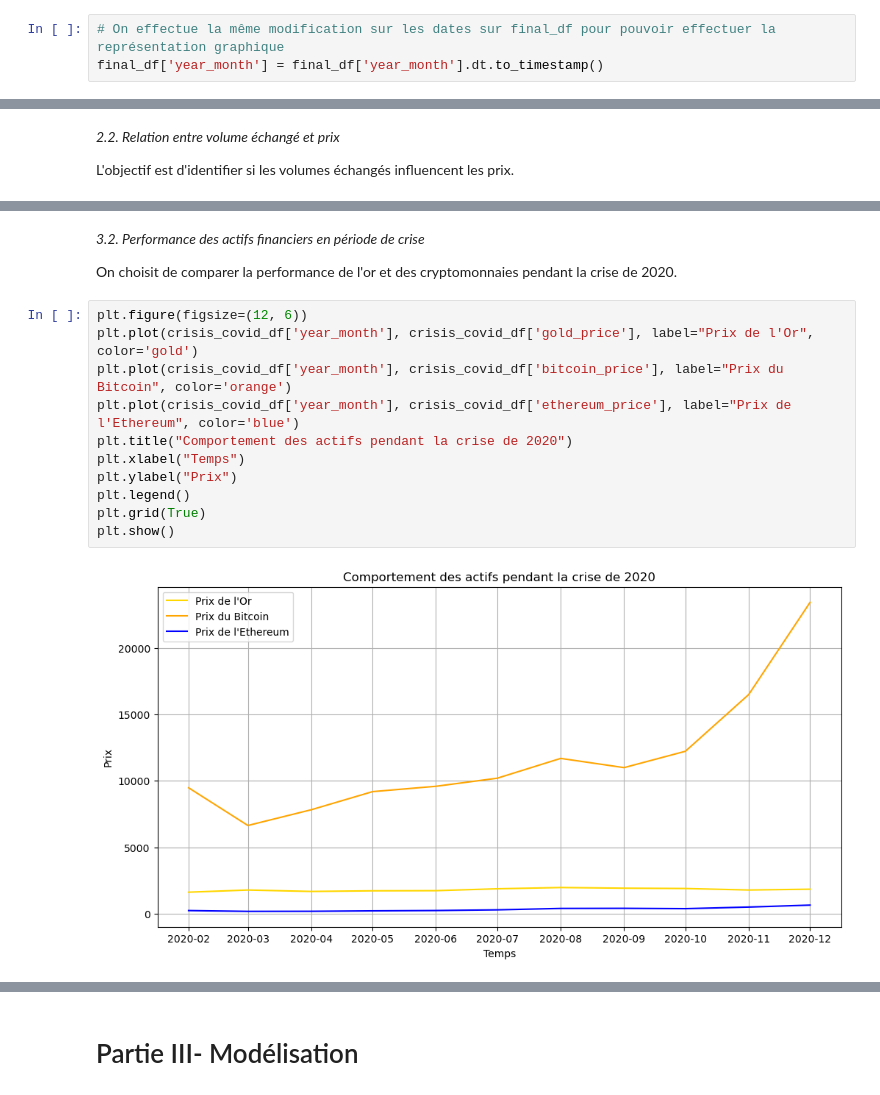
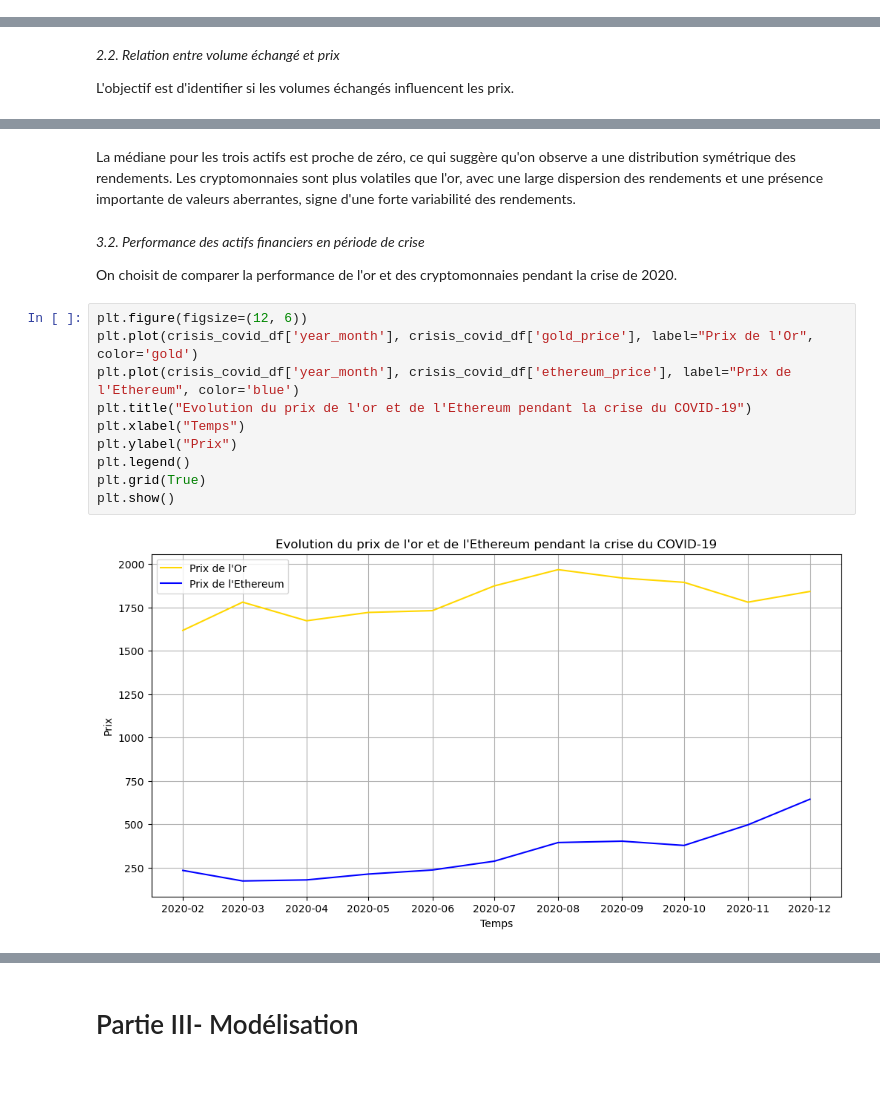
Before and after one commit to hafsaelibrahimi/projet_gold_refuge, a Jupyter notebook: dataset.ipynb, the cells around one changed output, grey strips where cells are left out. Cells and saved outputs as stored; diff of their text form.

```diff
--- a/dataset.ipynb
+++ b/dataset.ipynb
@@ -462,3 +445,0 @@ On représente également le prix des actions ainsi que le volume entre 2000 et
-# %%
-# On effectue la même modification sur les dates sur final_df pour pouvoir effectuer la représentation graphique
-final_df['year_month'] = final_df['year_month'].dt.to_timestamp()
@@ -622,3 +544,5 @@ plt.show()
+# %% [markdown]
+La médiane pour les trois actifs est proche de zéro, ce qui suggère qu'on observe a une distribution symétrique des rendements. Les cryptomonnaies sont plus volatiles que l'or, avec une large dispersion des rendements et une présence importante de valeurs aberrantes, signe d'une forte variabilité des rendements.
 # %% [markdown]
 *3.2. Performance des actifs financiers en période de crise*
 
@@ -626,13 +550,12 @@ On choisit de comparer la performance de l'or et des cryptomonnaies pendant la c
 # %%
 plt.figure(figsize=(12, 6))
 plt.plot(crisis_covid_df['year_month'], crisis_covid_df['gold_price'], label="Prix de l'Or", color='gold')
-plt.plot(crisis_covid_df['year_month'], crisis_covid_df['bitcoin_price'], label="Prix du Bitcoin", color='orange')
 plt.plot(crisis_covid_df['year_month'], crisis_covid_df['ethereum_price'], label="Prix de l'Ethereum", color='blue')
-plt.title("Comportement des actifs pendant la crise de 2020")
+plt.title("Evolution du prix de l'or et de l'Ethereum pendant la crise du COVID-19")
 plt.xlabel("Temps")
 plt.ylabel("Prix")
 plt.legend()
 plt.grid(True)
 plt.show()
 # %% [output]
-[figure, old version]
+[figure, new version]
```
Also changed, not shown: parts of 39 cells of this notebook.
